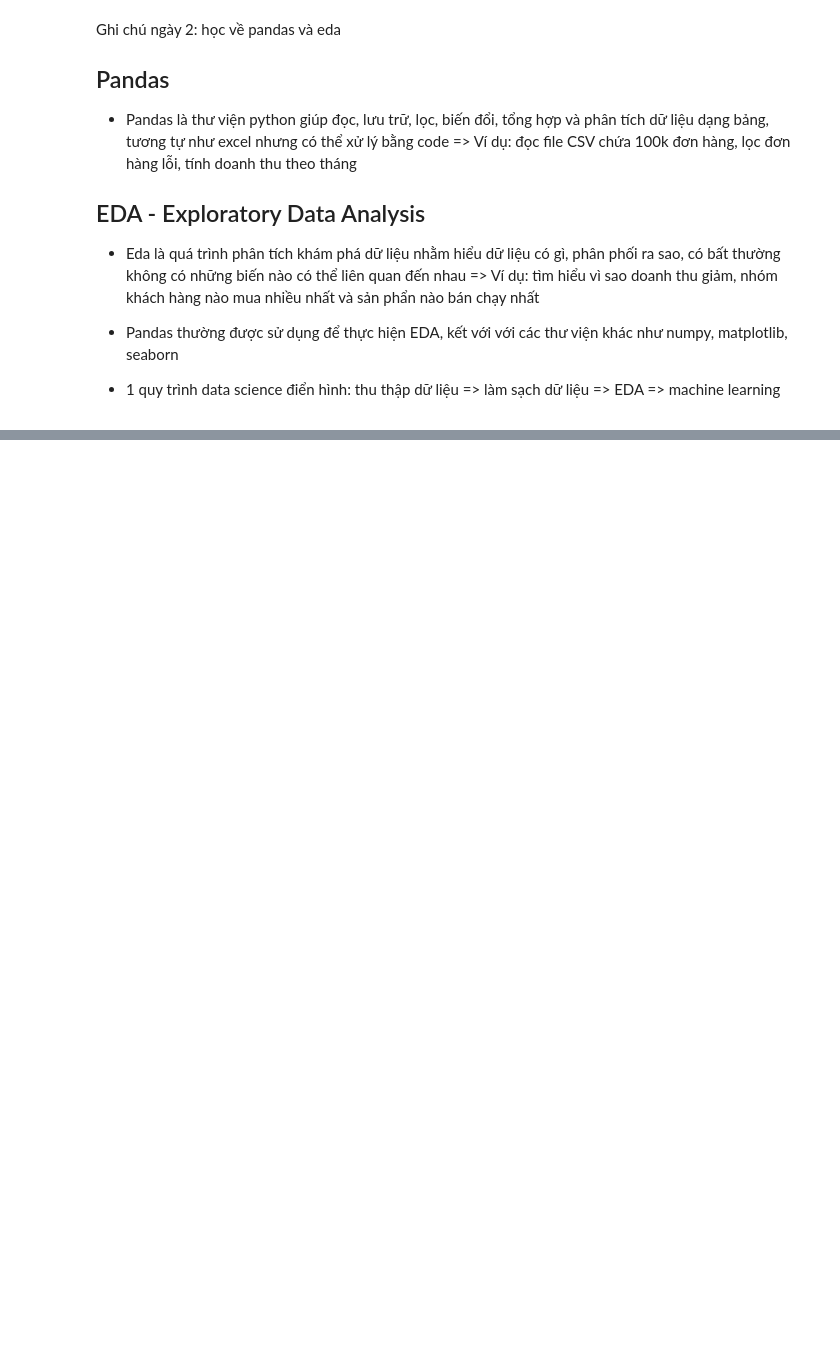
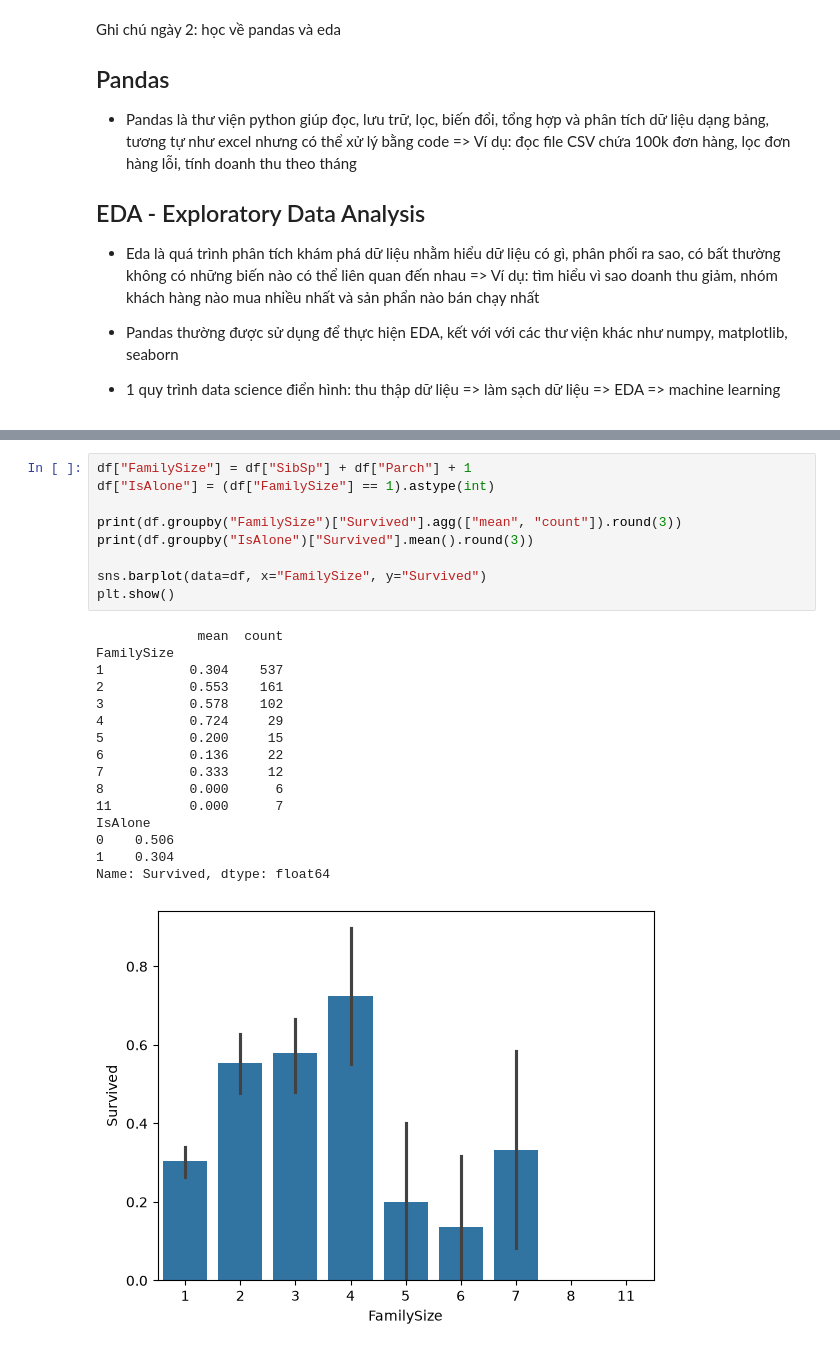
Before and after one commit to nvtquang/ai-engineer-journey, a Jupyter notebook: week01/day2_eda.ipynb, the cells around one changed output, grey strips where cells are left out. Cells and saved outputs as stored; diff of their text form; blank space fills up the shorter version.

```diff
--- a/week01/day2_eda.ipynb
+++ b/week01/day2_eda.ipynb
@@ -38,0 +153,26 @@ Name: Product A, dtype: int64
+# %%
+df["FamilySize"] = df["SibSp"] + df["Parch"] + 1
+df["IsAlone"] = (df["FamilySize"] == 1).astype(int)
+
+print(df.groupby("FamilySize")["Survived"].agg(["mean", "count"]).round(3))
+print(df.groupby("IsAlone")["Survived"].mean().round(3))
+
+sns.barplot(data=df, x="FamilySize", y="Survived")
+plt.show()
+# %% [output]
+             mean  count
+FamilySize
+1           0.304    537
+2           0.553    161
+3           0.578    102
+4           0.724     29
+5           0.200     15
+6           0.136     22
+7           0.333     12
+8           0.000      6
+11          0.000      7
+IsAlone
+0    0.506
+1    0.304
+Name: Survived, dtype: float64
+[figure, added]
```
Also changed, not shown: parts of 17 cells of this notebook, 2 other files.
